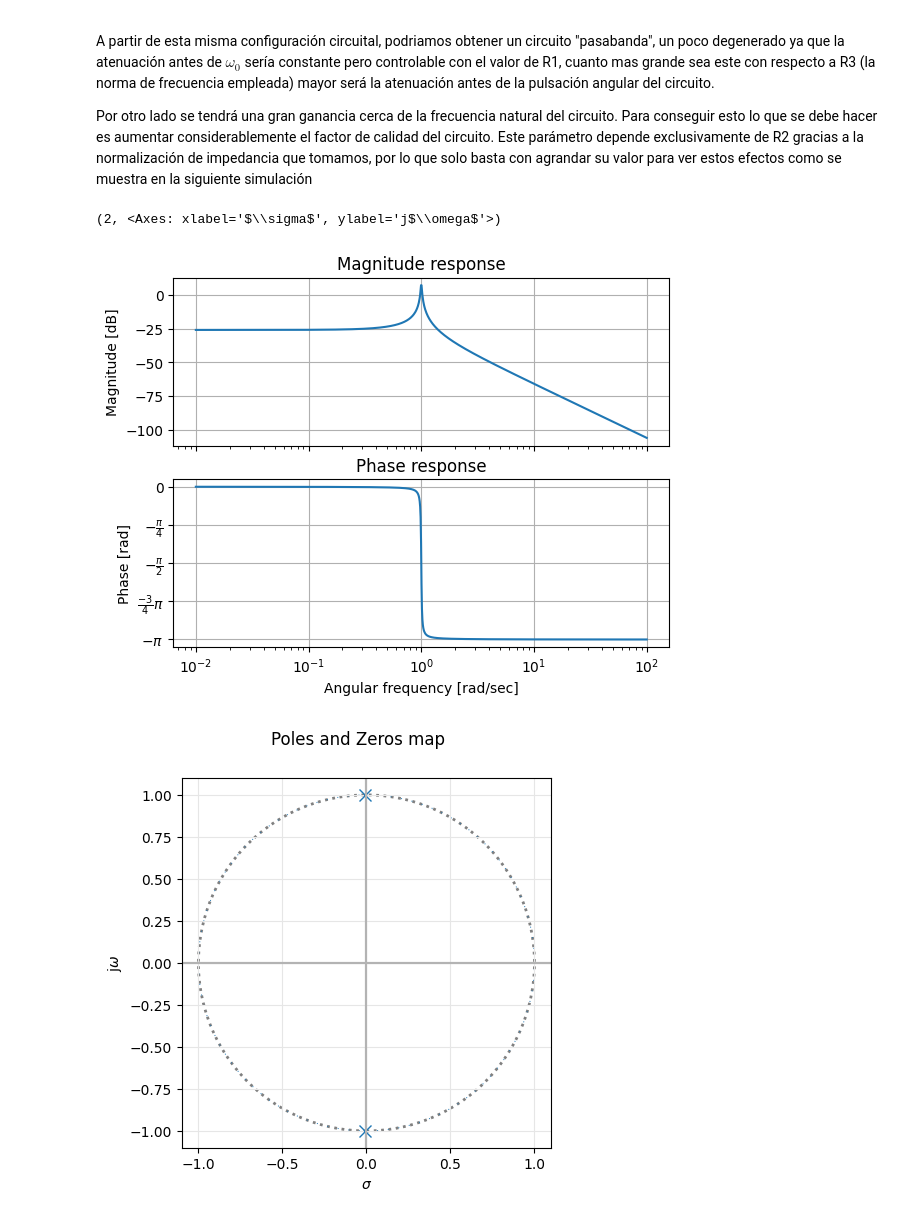
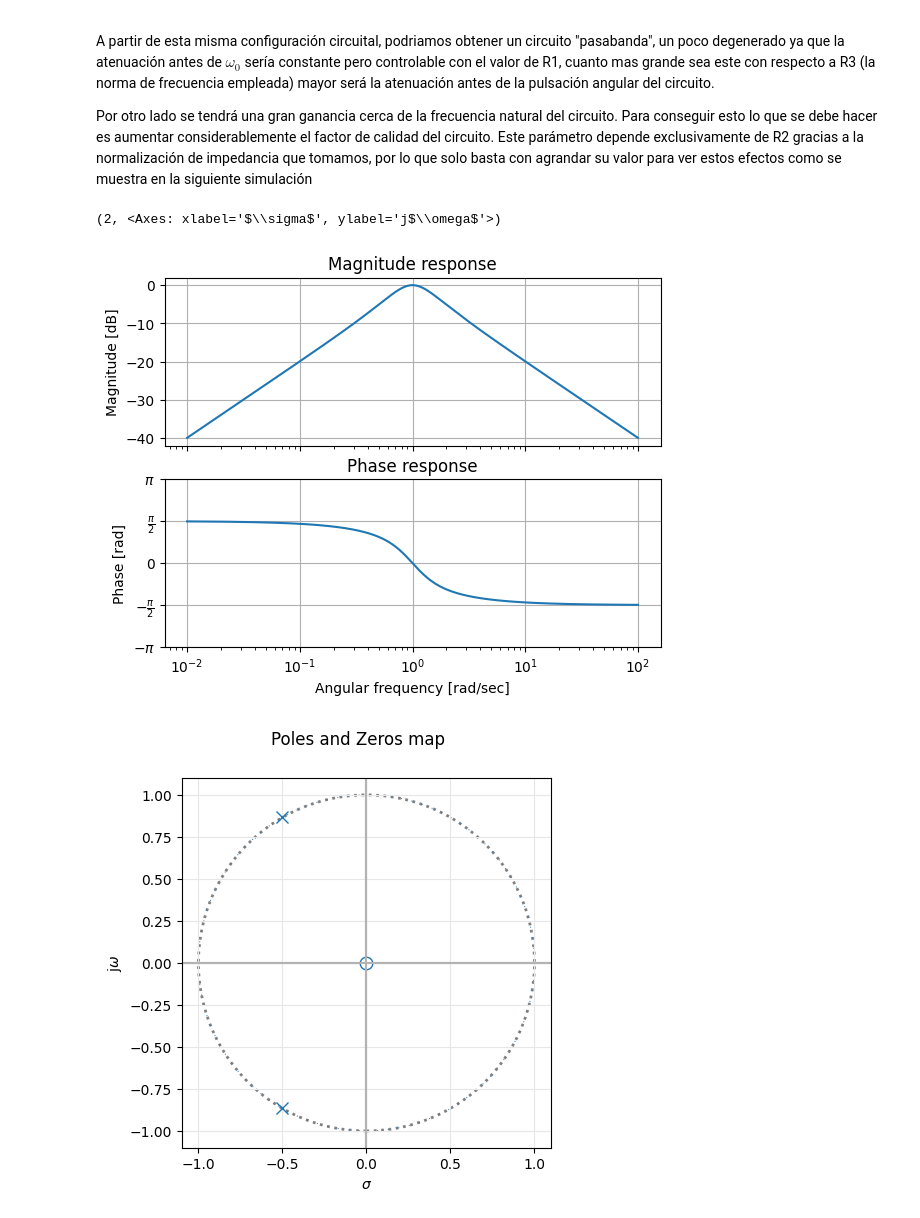
Before and after one commit to jyanezlanda/TC2, a Jupyter notebook: W2/Ts2/Tarea_semanal_2.ipynb, the cells around one changed output. Drawn from its saved outputs; the diff is of its cells as text; code cells hidden in the pictures.

```diff
--- a/W2/Ts2/Tarea_semanal_2.ipynb
+++ b/W2/Ts2/Tarea_semanal_2.ipynb
@@ -99,20 +99,20 @@ A partir de esta misma configuración circuital, podriamos obtener un circuito "
 
 Por otro lado se tendrá una gran ganancia cerca de la frecuencia natural del circuito. Para conseguir esto lo que se debe hacer es aumentar considerablemente el factor de calidad del circuito. Este parámetro depende exclusivamente de R2 gracias a la normalización de impedancia que tomamos, por lo que solo basta con agrandar su valor para ver estos efectos como se muestra en la siguiente simulación
 # %%
-R1 = 20
-R2 = 50
+R1 = 1
+R2 = 1
 R3 = R4 = 1
 C = 1
 
 w0 = 1/(C*R3)
 k = R3/R1
-Q = R2*R3*C**2
+Q = R2/R3
 
-my_tf = TransferFunction( [k], [1 , 1/Q , 1] )
+my_tf = TransferFunction( [k*1/Q, 0], [1 , 1/Q , 1] )
 bodePlot(my_tf, fig_id=1)
 pzmap(my_tf, fig_id=2) #S plane pole/zero plot
 # %% [output]
 (2, <Axes: xlabel='$\\sigma$', ylabel='j$\\omega$'>)
-[figure, old version]
+[figure, new version]
-[figure, old version]
+[figure, new version]
 # %% [markdown]
```
Also changed, not shown: parts of 1 cell of this notebook, 2 other files.
